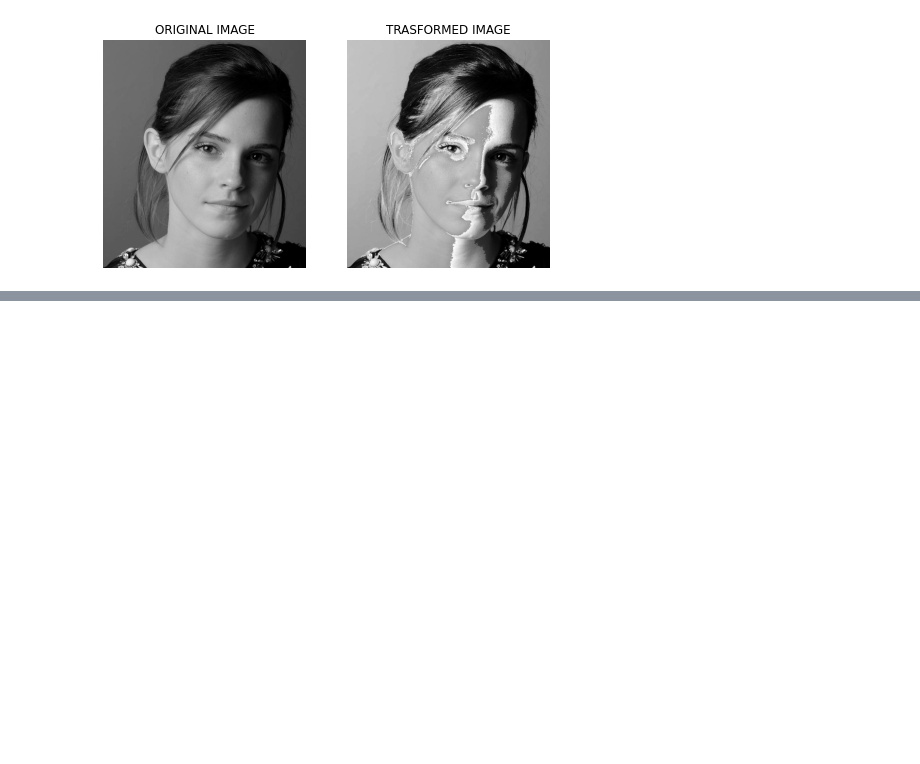
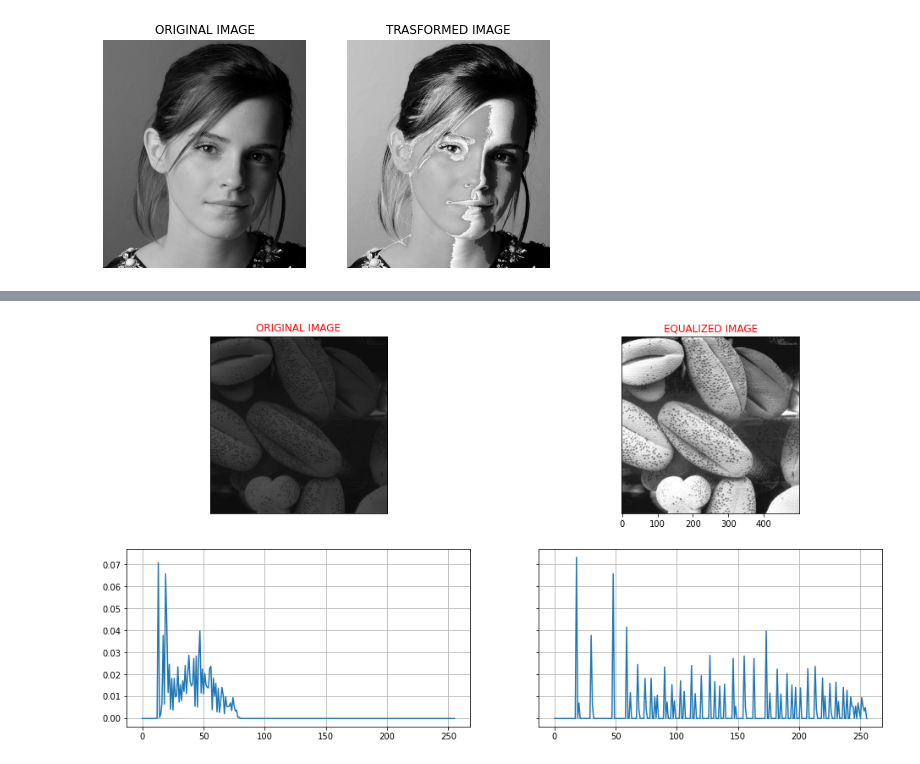
Before and after one commit to sanjith1999/EN2550-Assignments, a Jupyter notebook: Spatial Filtering/main.ipynb, the cells around one changed output, grey strips where cells are left out. Cells and saved outputs as stored; diff of their text form; code cells hidden in the pictures; blank space fills up the shorter version.

```diff
--- a/Spatial Filtering/main.ipynb
+++ b/Spatial Filtering/main.ipynb
@@ -35,0 +112,34 @@ plt.show()
+# %%
+#q4
+f4=cv.imread(r'images/shells.png',cv.IMREAD_GRAYSCALE)
+assert f4 is not None
+
+hist_f4=cv.calcHist([f4],[0],None,[256],[0,256])
+pdf=hist_f4/np.sum(hist_f4)
+cdf=np.cumsum(pdf)
+
+t_equalization=255*cdf
+f4_equalized=cv.LUT(f4,t_equalization)
+hist_equalized=cv.calcHist([f4_equalized],[0],None,[256],[0,256])
+pdf_equalized=hist_equalized/np.sum(hist_equalized)
+
+fig, ax =plt.subplots(2,2,figsize=(16,16),sharey='row')
+plt.subplots_adjust(bottom=0.3, top=0.7, hspace=0.2)
+
+ax[0][0].imshow(f4,cmap='gray',vmin=0,vmax=255)
+ax[0][0].set_title("ORIGINAL IMAGE",color="red")
+ax[0][0].set_xticks([])
+
+ax[0][1].imshow(f4_equalized,cmap='gray',vmin=0,vmax=255)
+ax[0][1].set_title("EQUALIZED IMAGE",color="red")
+ax[0][1].set_yticks([])
+
+ax[1][0].plot(pdf)
+ax[1][0].grid(True)
+
+ax[1][1].plot(pdf_equalized)
+ax[1][1].grid(True)
+
+plt.show()
+# %% [output]
+[figure, added]
```
Also changed, not shown: parts of 3 cells of this notebook.
